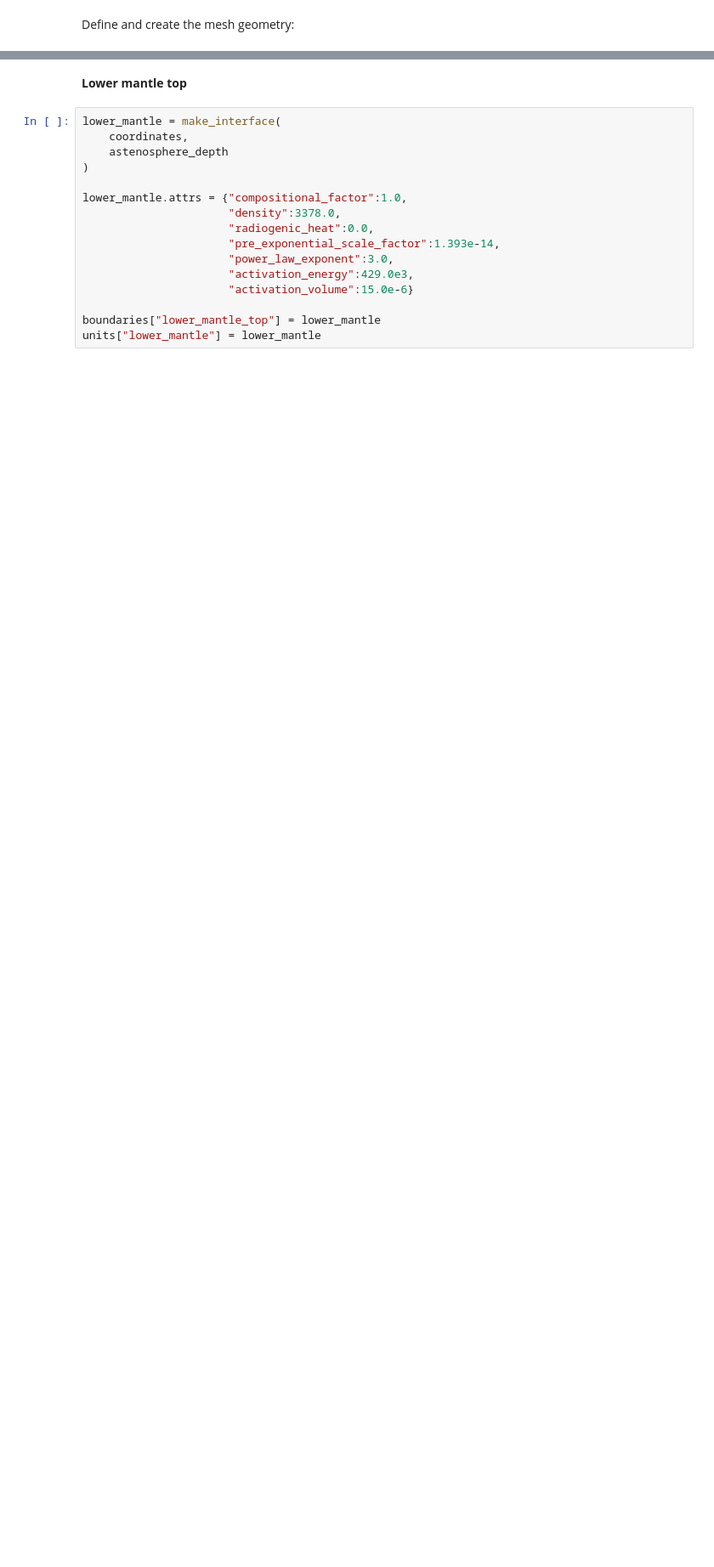
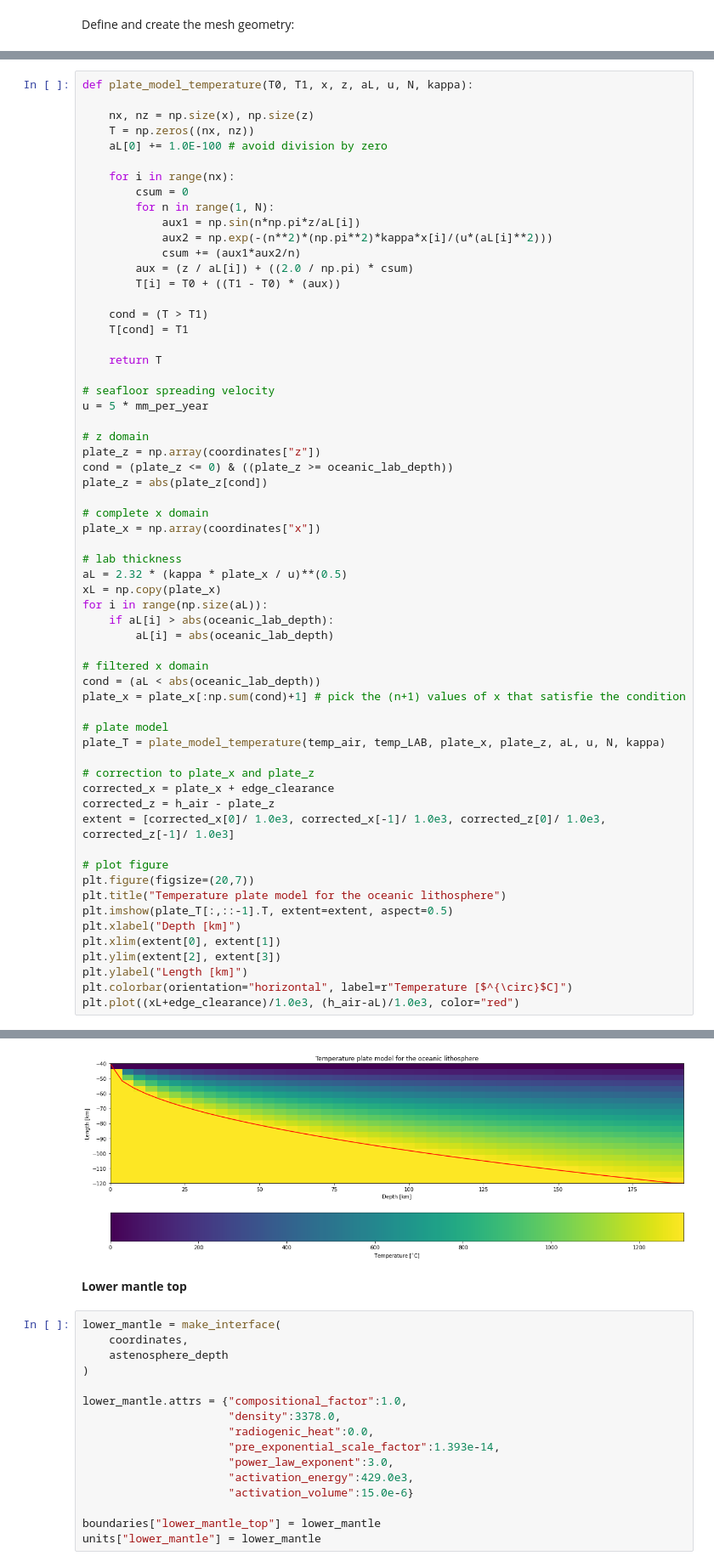
Before and after one commit to jamisonassuncao/mandyoc-scripts, a Jupyter notebook: subduction-initial.ipynb, the cells around one changed output, grey strips where cells are left out. Shown at 85% size. Saved outputs shown, nothing was run; the diff lists cells and outputs as text; blank space fills up the shorter version.

```diff
--- a/subduction-initial.ipynb
+++ b/subduction-initial.ipynb
@@ -121,0 +145,62 @@ transition_xmidle = (subducting_slab_top_z_min - b) / a
+# %%
+def plate_model_temperature(T0, T1, x, z, aL, u, N, kappa):
+
+    nx, nz = np.size(x), np.size(z)
+    T = np.zeros((nx, nz))
+    aL[0] += 1.0E-100 # avoid division by zero
+
+    for i in range(nx):
+        csum = 0
+        for n in range(1, N):
+            aux1 = np.sin(n*np.pi*z/aL[i])
+            aux2 = np.exp(-(n**2)*(np.pi**2)*kappa*x[i]/(u*(aL[i]**2)))
+            csum += (aux1*aux2/n)
+        aux = (z / aL[i]) + ((2.0 / np.pi) * csum)
+        T[i] = T0 + ((T1 - T0) * (aux))
+
+    cond = (T > T1)
+    T[cond] = T1
+
+    return T
+
+# seafloor spreading velocity
+u = 5 * mm_per_year
+
+# z domain
+plate_z = np.array(coordinates["z"])
+cond = (plate_z <= 0) & ((plate_z >= oceanic_lab_depth))
+plate_z = abs(plate_z[cond])
+
+# complete x domain
+plate_x = np.array(coordinates["x"])
+
+# lab thickness
+aL = 2.32 * (kappa * plate_x / u)**(0.5)
+xL = np.copy(plate_x)
+for i in range(np.size(aL)):
+    if aL[i] > abs(oceanic_lab_depth):
+        aL[i] = abs(oceanic_lab_depth)
+
+# filtered x domain
+cond = (aL < abs(oceanic_lab_depth))
+plate_x = plate_x[:np.sum(cond)+1] # pick the (n+1) values of x that satisfie the condition
+
+# plate model
+plate_T = plate_model_temperature(temp_air, temp_LAB, plate_x, plate_z, aL, u, N, kappa)
+
+# correction to plate_x and plate_z
+corrected_x = plate_x + edge_clearance
+corrected_z = h_air - plate_z
+extent = [corrected_x[0]/ 1.0e3, corrected_x[-1]/ 1.0e3, corrected_z[0]/ 1.0e3, corrected_z[-1]/ 1.0e3]
+
+# plot figure
+plt.figure(figsize=(20,7))
+plt.title("Temperature plate model for the oceanic lithosphere")
+plt.imshow(plate_T[:,::-1].T, extent=extent, aspect=0.5)
+plt.xlabel("Depth [km]")
+plt.xlim(extent[0], extent[1])
+plt.ylim(extent[2], extent[3])
+plt.ylabel("Length [km]")
+plt.colorbar(orientation="horizontal", label=r"Temperature [$^{\circ}$C]")
+plt.plot((xL+edge_clearance)/1.0e3, (h_air-aL)/1.0e3, color="red")
+# %% [output]
@@ -122,3 +208,4 @@ transition_xmidle = (subducting_slab_top_z_min - b) / a
+[figure, added]
 # %% [markdown]
 **Lower mantle top**
 # %%
```
Also changed, not shown: parts of 25 cells of this notebook, 1 other file.
